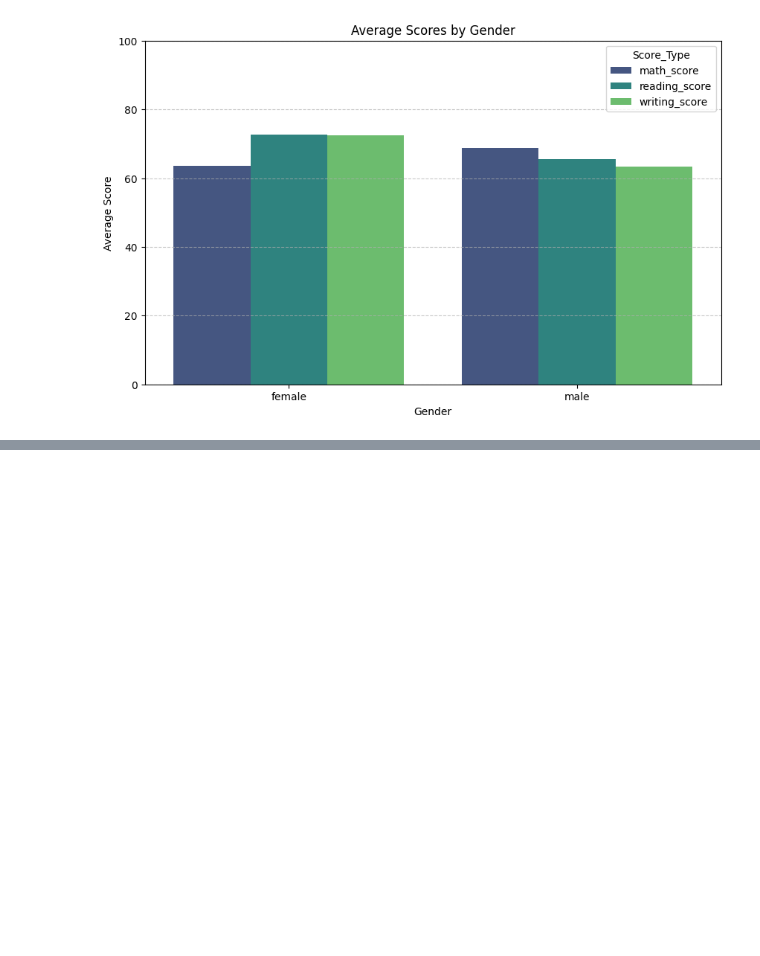
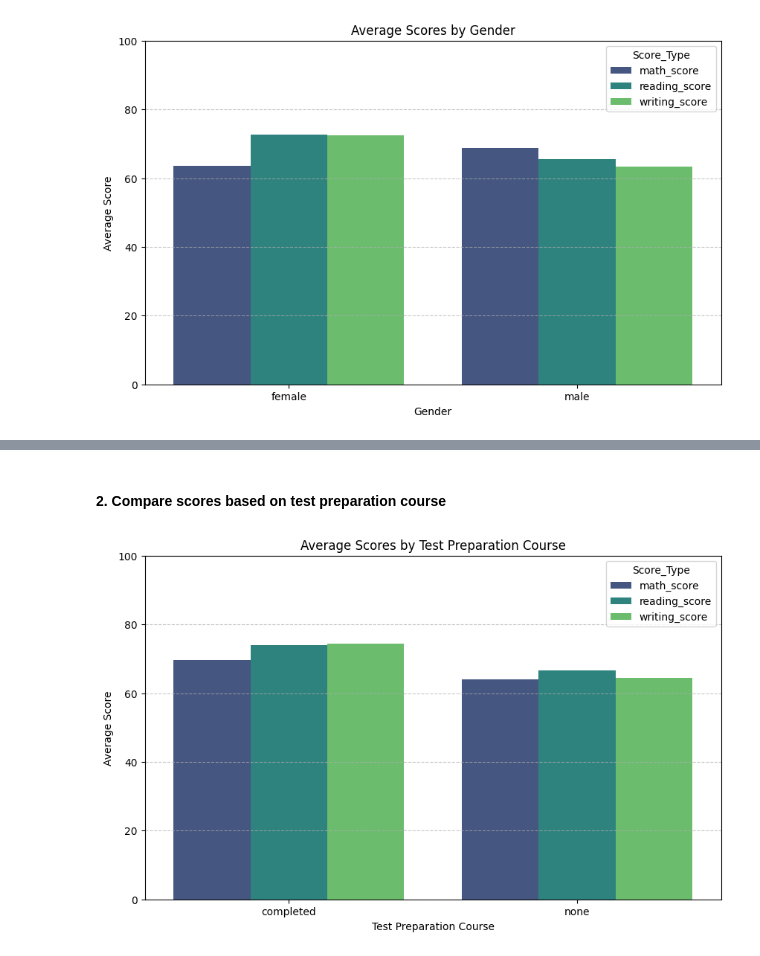
Before and after one commit to sanodyaJinadasa/Data-Visualization, a Jupyter notebook: Untitled7.ipynb, the cells around one changed output, grey strips where cells are left out. Cells and saved outputs as stored; diff of their text form; code cells hidden in the pictures; blank space fills up the shorter version.

```diff
--- a/Untitled7.ipynb
+++ b/Untitled7.ipynb
@@ -339,0 +354,16 @@ plt.show()
+# %% [markdown]
+#### 2. Compare scores based on test preparation course
+# %%
+prep_course_avg_scores = df.groupby('test_preparation_course')[['math_score', 'reading_score', 'writing_score']].mean().reset_index()
+prep_course_avg_scores_melted = prep_course_avg_scores.melt(id_vars='test_preparation_course', var_name='Score_Type', value_name='Average_Score')
+
+plt.figure(figsize=(10, 6))
+sns.barplot(x='test_preparation_course', y='Average_Score', hue='Score_Type', data=prep_course_avg_scores_melted, palette='viridis')
+plt.title('Average Scores by Test Preparation Course')
+plt.xlabel('Test Preparation Course')
+plt.ylabel('Average Score')
+plt.ylim(0, 100)
+plt.grid(axis='y', linestyle='--', alpha=0.7)
+plt.show()
+# %% [output]
+[figure, added]
```
Also changed, not shown: parts of 11 cells of this notebook.
